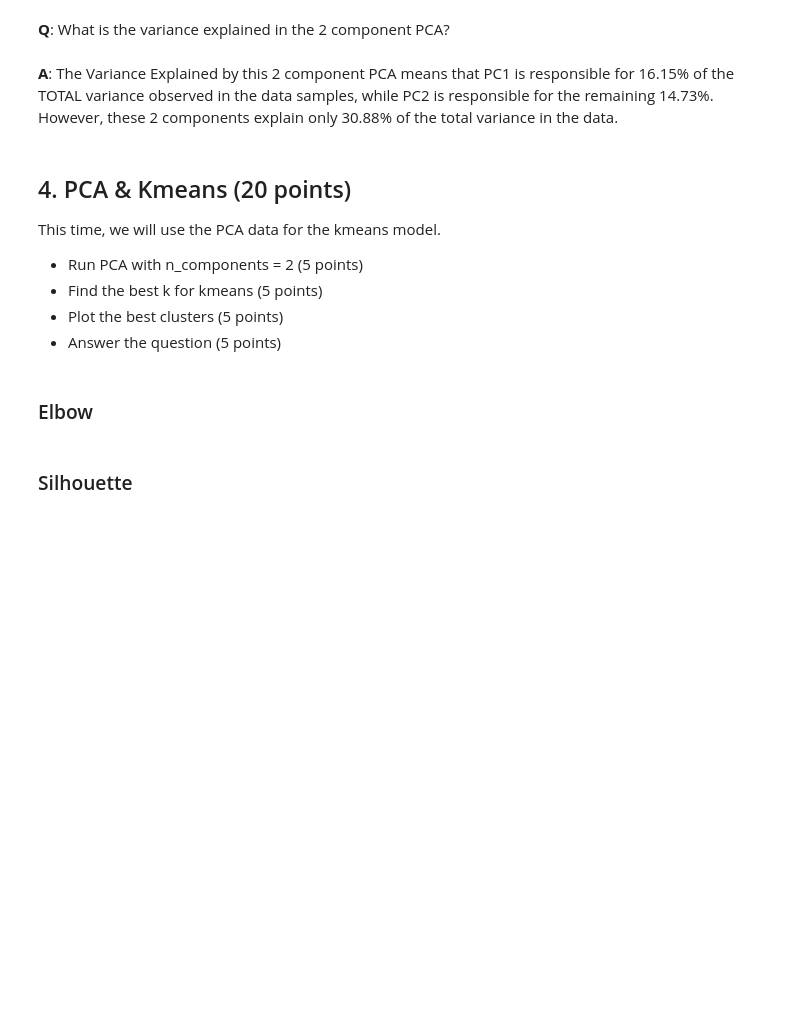
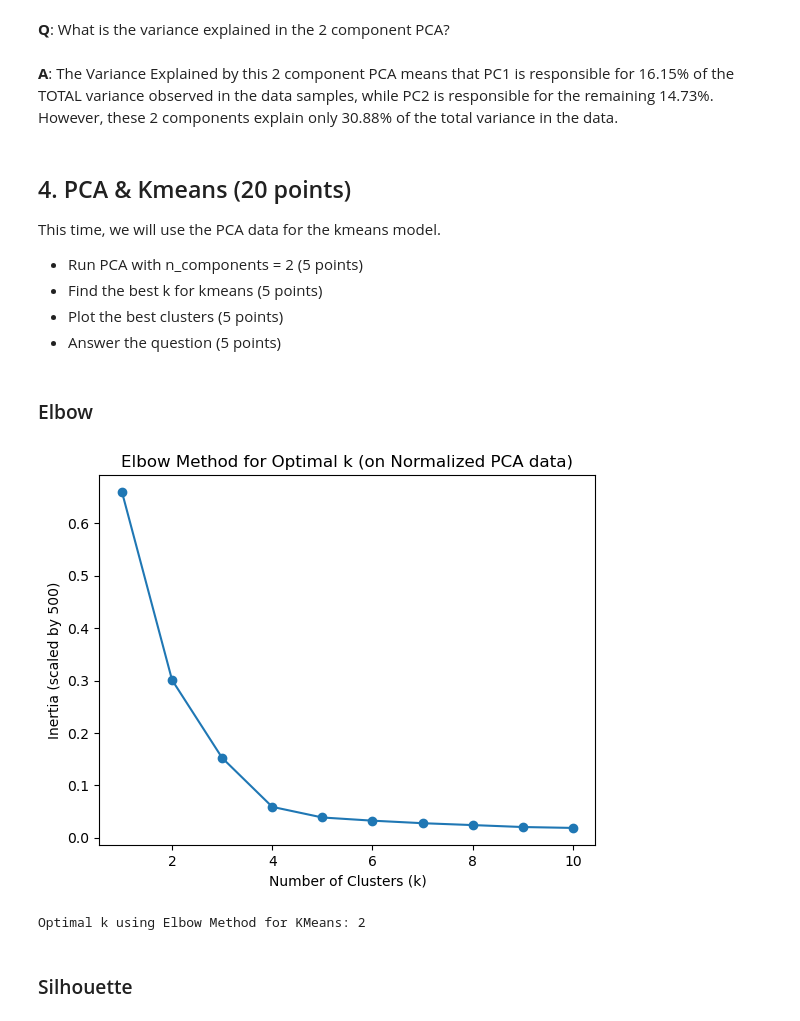
Before and after one commit to AbedShowgan/ML_HW, a Jupyter notebook: HW1_ML/ML_EX1.ipynb, the cells around one changed output. Cells and saved outputs as stored; diff of their text form; code cells hidden in the pictures; blank space fills up the shorter version.

```diff
--- a/HW1_ML/ML_EX1.ipynb
+++ b/HW1_ML/ML_EX1.ipynb
@@ -384,7 +344,58 @@ This time, we will use the PCA data for the kmeans model.
 *   Find the best k for kmeans (5 points)
 *   Plot the best clusters (5 points)
 *   Answer the question (5 points)
+# %%
+# Adjust n_components as needed
+df_no_date_copy2 = df_copy_no_date.copy()
+df_no_date__no_id = df_no_date_copy2.copy().drop(columns=['ID'])
+n_components_pca = 2
+
+# Create a DataFrame with the principal components
+pca = PCA(n_components_pca)
+pca_result = pca.fit_transform(df_no_date__no_id)
+
+# Apply PCA with n_components=2
+pca_kmeans = PCA(n_components=2)
+pca_result_kmeans = pca_kmeans.fit_transform(df_no_date__no_id)
+
+# Create a DataFrame with the principal components
+pca_df_kmeans = pd.DataFrame(data=pca_result_kmeans, columns=['PC1', 'PC2'])
+
+# Normalize PCA data to have values between 0 and 1
+scaler_kmeans = MinMaxScaler()
+pca_df_normalized_kmeans = pd.DataFrame(scaler_kmeans.fit_transform(pca_df_kmeans), columns=['PC1', 'PC2'])
 # %% [markdown]
 ### Elbow
+# %%
+# Find the best k using the elbow method with normalized data
+k_values_kmeans = range(1, 11)
+inertia_values_kmeans = []
+
+for k_kmeans in k_values_kmeans:
+    kmeans_kmeans = KMeans(n_clusters=k_kmeans, random_state=0)
+    kmeans_kmeans.fit(pca_df_normalized_kmeans)
+    inertia_values_kmeans.append(kmeans_kmeans.inertia_)
+
+inertia_values_kmeans = np.array(inertia_values_kmeans) / 500
+
+# Plot the elbow curve
+plt.plot(k_values_kmeans, inertia_values_kmeans, marker='o')
+plt.title('Elbow Method for Optimal k (on Normalized PCA data)')
+plt.xlabel('Number of Clusters (k)')
+plt.ylabel('Inertia (scaled by 500)')
+plt.show()
+
+# Determine the optimal k based on the elbow in the plot
+optimal_k_kmeans_elbow = np.argmin(np.diff(inertia_values_kmeans)) + 2  # Add 2 because the index starts from 0
+
+# Print the optimal k for KMeans using Elbow Method
+print(f"Optimal k using Elbow Method for KMeans: {optimal_k_kmeans_elbow}")
+
+#The optimal k we got by using Elbow Method is k=2, because it is where the inertia starts to slow down.
+#It is important to note that the "elbow" is between 2<k<4,
+#but we chose k=2 because it's where the "elbow" begins.
+# %% [output]
+[figure, added]
+Optimal k using Elbow Method for KMeans: 2
 # %% [markdown]
 ### Silhouette
```
Also changed, not shown: parts of 21 cells of this notebook, 3 other files.
